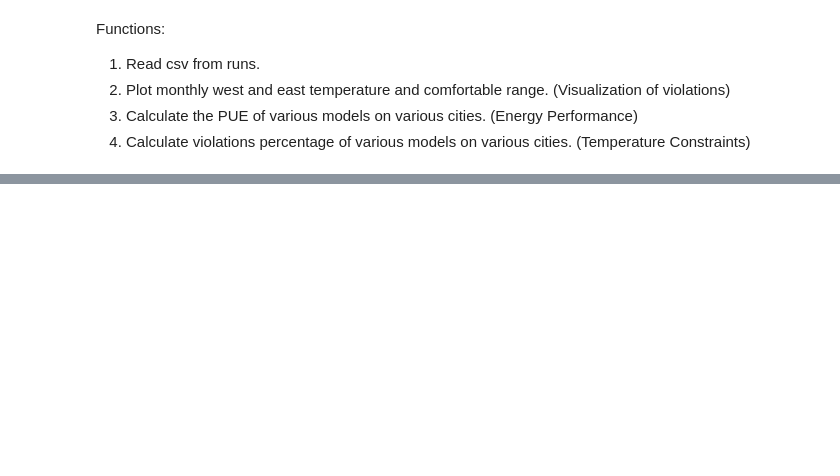
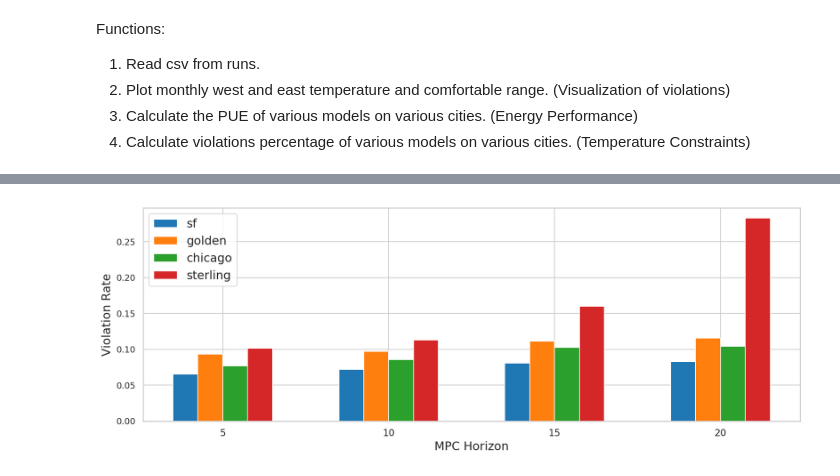
Before and after one commit to vermouth1992/mbrl-hvac, a Jupyter notebook: rl-testbed-for-energyplus/performance.ipynb, the cells around one changed output, grey strips where cells are left out. Cells and saved outputs as stored; diff of their text form; code cells hidden in the pictures; blank space fills up the shorter version.

```diff
--- a/rl-testbed-for-energyplus/performance.ipynb
+++ b/rl-testbed-for-energyplus/performance.ipynb
@@ -49,0 +164,18 @@ Functions:
+# %%
+ppo_data_frame = {}
+for city in cities:
+    folder = 'runs/{}_23.5_0.95_1.5_ppo'.format(city)
+    episode_index = 20
+    file = os.path.join(folder, 'episode-{}.csv'.format(episode_index))
+    ppo_data_frame[city] = pd.read_csv(file)
+# %%
+mpc_horizon = [5, 10, 15, 20]
+data = {}
+for city in cities:
+    data[city] = []
+    for start_index in [30, 60, 90, 120]:
+        data[city].append(violation_rate(ppo_data_frame[city], start_index=start_index))
+    data[city] = np.sort(data[city])
+plot_bar(data, 'MPC Horizon', 'Violation Rate', mpc_horizon, width=0.15)
+# %% [output]
+[figure, added]
```
Also changed, not shown: parts of 36 cells of this notebook, 1 other file.
